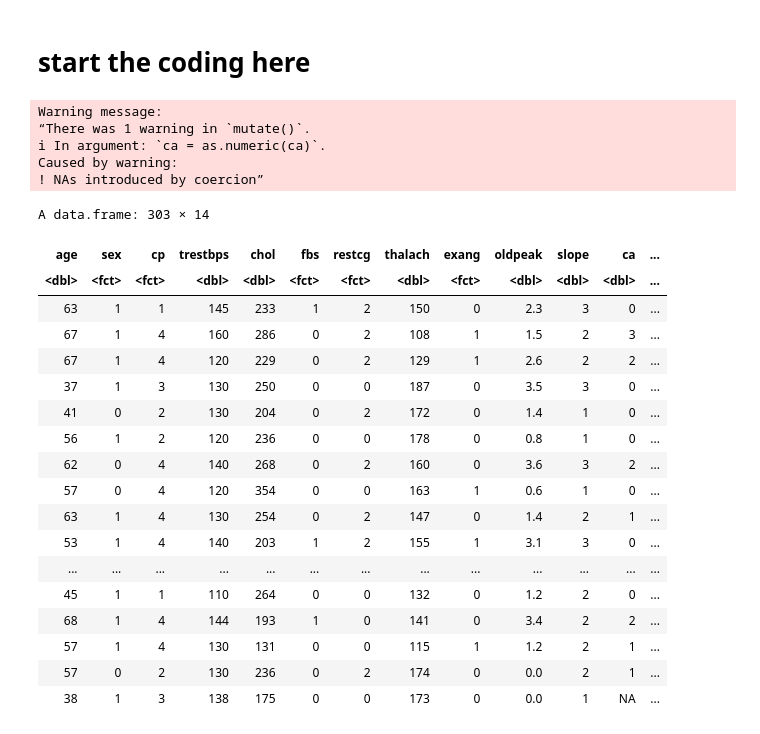
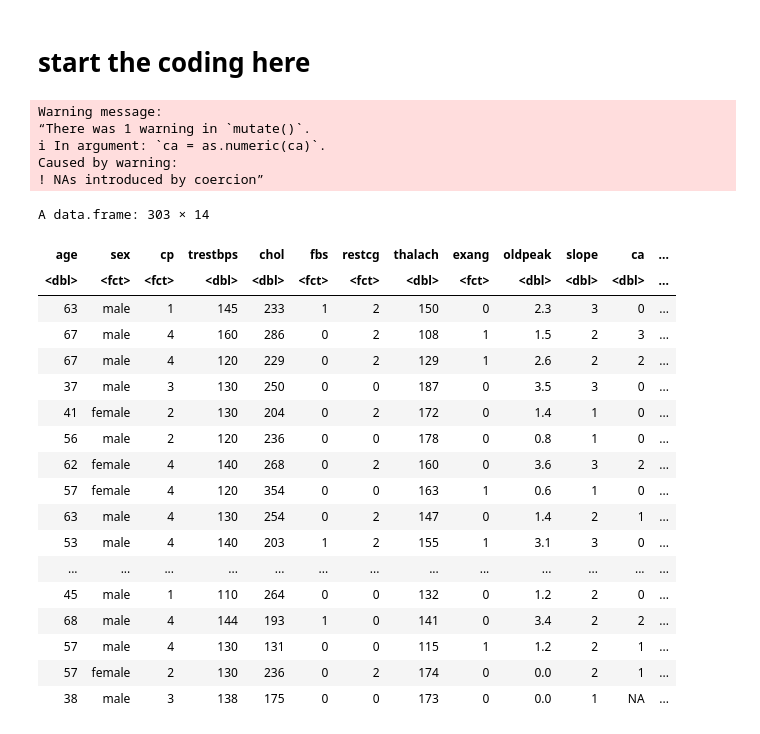
Before and after one commit to VivianFung2005/DSCI-100-s1-project-2024, a Jupyter notebook: project_proposal.ipynb, the cells around one changed output. Cells and saved outputs as stored; diff of their text form; code cells hidden in the pictures.

```diff
--- a/project_proposal.ipynb
+++ b/project_proposal.ipynb
@@ -50,48 +50,50 @@ Warning message:
 
 cleveland_data <- read.table("data/heart_disease/processed.cleveland.data", sep=",")
 colnames(cleveland_data)<-c('age','sex','cp','trestbps','chol','fbs', 'restcg', 'thalach',
                                      'exang','oldpeak','slope','ca','thal','num')
 # cleveland_data
 
 #clean the data
 cleveland_clean <- cleveland_data |> mutate(age = as.numeric(age),
                                                 sex = as_factor(sex),
                                                 cp = as_factor(cp),
                                                 trestbps = as.numeric(trestbps),
                                                 chol = as.numeric(chol),
                                                 fbs = as_factor(fbs),
                                                 restcg = as_factor(restcg),
                                                 thalach = as.numeric(thalach),
                                                 exang = as_factor(exang),
                                                 oldpeak = as.numeric(oldpeak),
                                                 slope = as.numeric(slope),
                                                 ca = as.numeric(ca),
                                                 thal = as_factor(thal),
                                                 num = as.numeric(num))
-cleveland_clean #|> fct_reorder(sex, 1 = "male", 0 = "female")
-#cleveland_clean
+cleveland_clean |> mutate( sex = fct_recode(sex, "male" = "1", "female" = "0"))
+
+# cp ~ trestbps
+# Using the values of trestbps + thalach to predict the cp of the patient.
 # %% [output]
 Warning message:
 “There was 1 warning in `mutate()`.
 ℹ In argument: `ca = as.numeric(ca)`.
 Caused by warning:
 ! NAs introduced by coercion”
 A data.frame: 303 × 14
 | age | sex | cp | trestbps | chol | fbs | restcg | thalach | exang | oldpeak | slope | ca | ... |
 | <dbl> | <fct> | <fct> | <dbl> | <dbl> | <fct> | <fct> | <dbl> | <fct> | <dbl> | <dbl> | <dbl> | ... |
-| 63 | 1 | 1 | 145 | 233 | 1 | 2 | 150 | 0 | 2.3 | 3 | 0 | ... |
-| 67 | 1 | 4 | 160 | 286 | 0 | 2 | 108 | 1 | 1.5 | 2 | 3 | ... |
-| 67 | 1 | 4 | 120 | 229 | 0 | 2 | 129 | 1 | 2.6 | 2 | 2 | ... |
-| 37 | 1 | 3 | 130 | 250 | 0 | 0 | 187 | 0 | 3.5 | 3 | 0 | ... |
-| 41 | 0 | 2 | 130 | 204 | 0 | 2 | 172 | 0 | 1.4 | 1 | 0 | ... |
-| 56 | 1 | 2 | 120 | 236 | 0 | 0 | 178 | 0 | 0.8 | 1 | 0 | ... |
-| 62 | 0 | 4 | 140 | 268 | 0 | 2 | 160 | 0 | 3.6 | 3 | 2 | ... |
-| 57 | 0 | 4 | 120 | 354 | 0 | 0 | 163 | 1 | 0.6 | 1 | 0 | ... |
-| 63 | 1 | 4 | 130 | 254 | 0 | 2 | 147 | 0 | 1.4 | 2 | 1 | ... |
-| 53 | 1 | 4 | 140 | 203 | 1 | 2 | 155 | 1 | 3.1 | 3 | 0 | ... |
+| 63 | male | 1 | 145 | 233 | 1 | 2 | 150 | 0 | 2.3 | 3 | 0 | ... |
+| 67 | male | 4 | 160 | 286 | 0 | 2 | 108 | 1 | 1.5 | 2 | 3 | ... |
+| 67 | male | 4 | 120 | 229 | 0 | 2 | 129 | 1 | 2.6 | 2 | 2 | ... |
+| 37 | male | 3 | 130 | 250 | 0 | 0 | 187 | 0 | 3.5 | 3 | 0 | ... |
+| 41 | female | 2 | 130 | 204 | 0 | 2 | 172 | 0 | 1.4 | 1 | 0 | ... |
+| 56 | male | 2 | 120 | 236 | 0 | 0 | 178 | 0 | 0.8 | 1 | 0 | ... |
+| 62 | female | 4 | 140 | 268 | 0 | 2 | 160 | 0 | 3.6 | 3 | 2 | ... |
+| 57 | female | 4 | 120 | 354 | 0 | 0 | 163 | 1 | 0.6 | 1 | 0 | ... |
+| 63 | male | 4 | 130 | 254 | 0 | 2 | 147 | 0 | 1.4 | 2 | 1 | ... |
+| 53 | male | 4 | 140 | 203 | 1 | 2 | 155 | 1 | 3.1 | 3 | 0 | ... |
 | ... | ... | ... | ... | ... | ... | ... | ... | ... | ... | ... | ... | ... |
-| 45 | 1 | 1 | 110 | 264 | 0 | 0 | 132 | 0 | 1.2 | 2 | 0 | ... |
-| 68 | 1 | 4 | 144 | 193 | 1 | 0 | 141 | 0 | 3.4 | 2 | 2 | ... |
-| 57 | 1 | 4 | 130 | 131 | 0 | 0 | 115 | 1 | 1.2 | 2 | 1 | ... |
-| 57 | 0 | 2 | 130 | 236 | 0 | 2 | 174 | 0 | 0.0 | 2 | 1 | ... |
-| 38 | 1 | 3 | 138 | 175 | 0 | 0 | 173 | 0 | 0.0 | 1 | NA | ... |
+| 45 | male | 1 | 110 | 264 | 0 | 0 | 132 | 0 | 1.2 | 2 | 0 | ... |
+| 68 | male | 4 | 144 | 193 | 1 | 0 | 141 | 0 | 3.4 | 2 | 2 | ... |
+| 57 | male | 4 | 130 | 131 | 0 | 0 | 115 | 1 | 1.2 | 2 | 1 | ... |
+| 57 | female | 2 | 130 | 236 | 0 | 2 | 174 | 0 | 0.0 | 2 | 1 | ... |
+| 38 | male | 3 | 138 | 175 | 0 | 0 | 173 | 0 | 0.0 | 1 | NA | ... |
```
